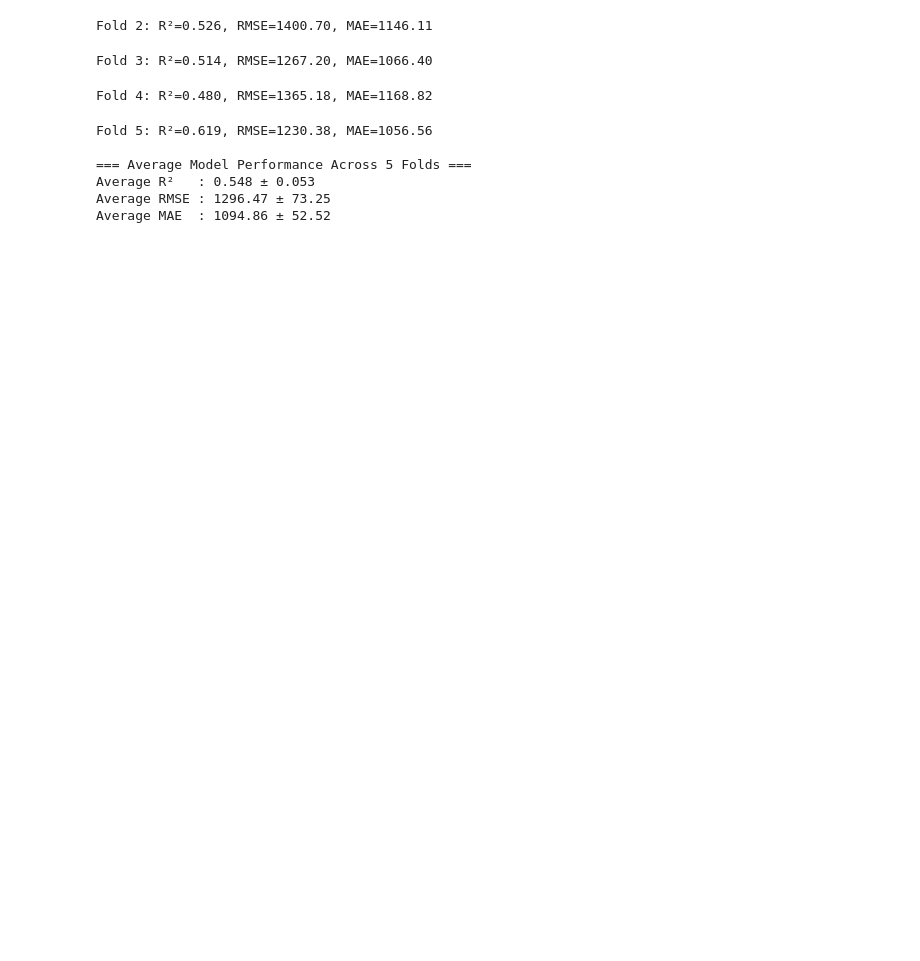
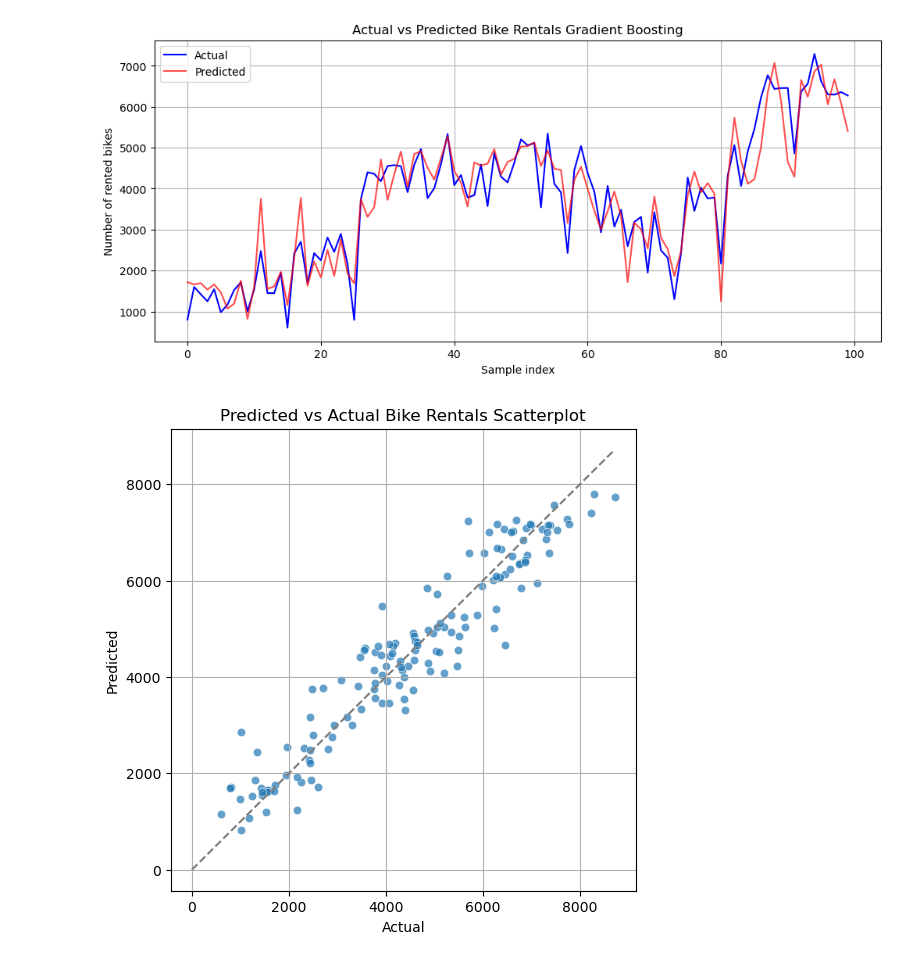
Before and after one commit to starwar12/MachineLearningTask, a Jupyter notebook: Boosting.ipynb, the cells around one changed output. Cells and saved outputs as stored; diff of their text form; code cells hidden in the pictures; blank space fills up the shorter version.

Commit message:
Update bike rental prediction code

```diff
--- a/Boosting.ipynb
+++ b/Boosting.ipynb
@@ -9,45 +9,34 @@ from sklearn.preprocessing import StandardScaler
 from sklearn.metrics import r2_score, mean_absolute_error, root_mean_squared_error
 from sklearn.ensemble import GradientBoostingRegressor
 # %%
-
-# --- 1. LOAD DATASET ---
 data = pd.read_csv("day.csv")
 
-# --- 2. SELECT ONLY RELEVANT COLUMNS ---
-data = data[['season','mnth','holiday','weekday','workingday','weathersit','temp','atemp','windspeed','cnt']]
+data = data[['yr', 'season','mnth','holiday','weekday','workingday','weathersit','temp','atemp','hum','windspeed','cnt']]
 
-# --- 3. SPLIT FEATURES AND TARGET ---
 X = data.drop(columns=['cnt'])
 y = data['cnt']
 
-# --- 4. ONE-HOT ENCODE ALL CATEGORICAL COLUMNS ---
 categorical_cols = ['season','mnth','weekday','weathersit']
 X_encoded = pd.get_dummies(X, columns=categorical_cols, drop_first=True)
 
-# --- 5. SCALE ALL FEATURES except dummy collumns (1/0) ---
 scaler = StandardScaler()
-numeric_cols = ['temp','atemp','windspeed','holiday','workingday']
-scaler = StandardScaler()
+numeric_cols = ['temp','yr','atemp','hum','windspeed','holiday','workingday']
 X_encoded[numeric_cols] = scaler.fit_transform(X_encoded[numeric_cols])
 
 
-# --- 6. CONVERT TO NUMPY ARRAYS ---
 X = np.asarray(X_encoded, dtype=np.float64)
 y = np.asarray(y, dtype=np.float64).reshape(-1, 1)
 # %%
-# --- 7. CROSS-VALIDATION SETUP ---
-kf = KFold(n_splits=5, shuffle=True)
+kf = KFold(n_splits=5, shuffle=True,random_state=42)
 r2_scores, rmse_scores, mae_scores = [], [], []
 
 fold = 1
 
-# --- 8. 5-FOLD TRAINING LOOP ---
-for train_index, test_index in kf.split(X_scaled):
-    X_train, X_test = X_scaled[train_index], X_scaled[test_index]
-    y_train, y_test = y[train_index], y[test_index]
+for train_index, test_index in kf.split(X):
+    X_train, X_test = X[train_index], X[test_index]
+    y_train, y_test = y[train_index].ravel(), y[test_index].ravel() #ravel makes a 2D array to an (n, ) → een 1D-array which is what is ideal for the booster
 
 
-    # Model
     model = GradientBoostingRegressor(
         n_estimators=200,
         learning_rate=0.05,
@@ -56,10 +45,8 @@ for train_index, test_index in kf.split(X_scaled):
     )
     model.fit(X_train, y_train)
 
-    # Predict
     y_pred = model.predict(X_test)
 
-    # Metrics
     r2 = r2_score(y_test, y_pred)
     rmse = root_mean_squared_error(y_test, y_pred)
     mae = mean_absolute_error(y_test, y_pred)
@@ -74,4 +61,41 @@ print("\n=== Average Model Performance Across 5 Folds ===")
 print(f"Average R²   : {np.mean(r2_scores):.3f} ± {np.std(r2_scores):.3f}")
 print(f"Average RMSE : {np.mean(rmse_scores):.2f} ± {np.std(rmse_scores):.2f}")
 print(f"Average MAE  : {np.mean(mae_scores):.2f} ± {np.std(mae_scores):.2f}")
+
+# VISUALIZE RESULTS
+plt.figure(figsize=(12,5))
+plt.plot(y_test[:100], label="Actual", color='blue')
+plt.plot(y_pred[:100], label="Predicted", color='red', alpha=0.7)
+plt.title("Actual vs Predicted Bike Rentals Gradient Boosting")
+plt.xlabel("Sample index")
+plt.ylabel("Number of rented bikes")
+plt.legend()
+plt.grid(True)
+plt.show()
+
+# Scatter
+plt.figure(figsize=(6,6))
+sns.scatterplot(x=y_test.flatten(), y=y_pred.flatten(), alpha=0.7)
+plt.plot([0, np.max(y_test)], [0, np.max(y_test)], '--', color='gray')
+plt.xlabel("Actual")
+plt.ylabel("Predicted")
+plt.title("Predicted vs Actual Bike Rentals Scatterplot")
+plt.grid(True)
+plt.show()
+
+#FEATURE IMPORTANCE PLOT
+
+feature_names = X_encoded.columns  # columns used after one-hot encoding
+importances = model.feature_importances_
+
+# Sorteer van belangrijk → minder belangrijk
+indices = np.argsort(importances)[::-1]
+
+plt.figure(figsize=(10, 6))
+plt.bar(range(len(importances)), importances[indices], color='orange')
+plt.xticks(range(len(importances)), feature_names[indices], rotation=90)
+plt.title("Feature Importance (Gradient Boosting)")
+plt.ylabel("Importance Score")
+plt.tight_layout()
+plt.show()
 # %% [output]
@@ -79,9 +112,2 @@ Fold 1: R²=0.599, RMSE=1218.88, MAE=1036.40
-Fold 2: R²=0.526, RMSE=1400.70, MAE=1146.11
-Fold 3: R²=0.514, RMSE=1267.20, MAE=1066.40
-Fold 4: R²=0.480, RMSE=1365.18, MAE=1168.82
-Fold 5: R²=0.619, RMSE=1230.38, MAE=1056.56
-
-=== Average Model Performance Across 5 Folds ===
-Average R²   : 0.548 ± 0.053
-Average RMSE : 1296.47 ± 73.25
-Average MAE  : 1094.86 ± 52.52
+[figure, added]
+[figure, added]
```
Also changed, not shown: parts of 3 cells of this notebook, 7 other files.
